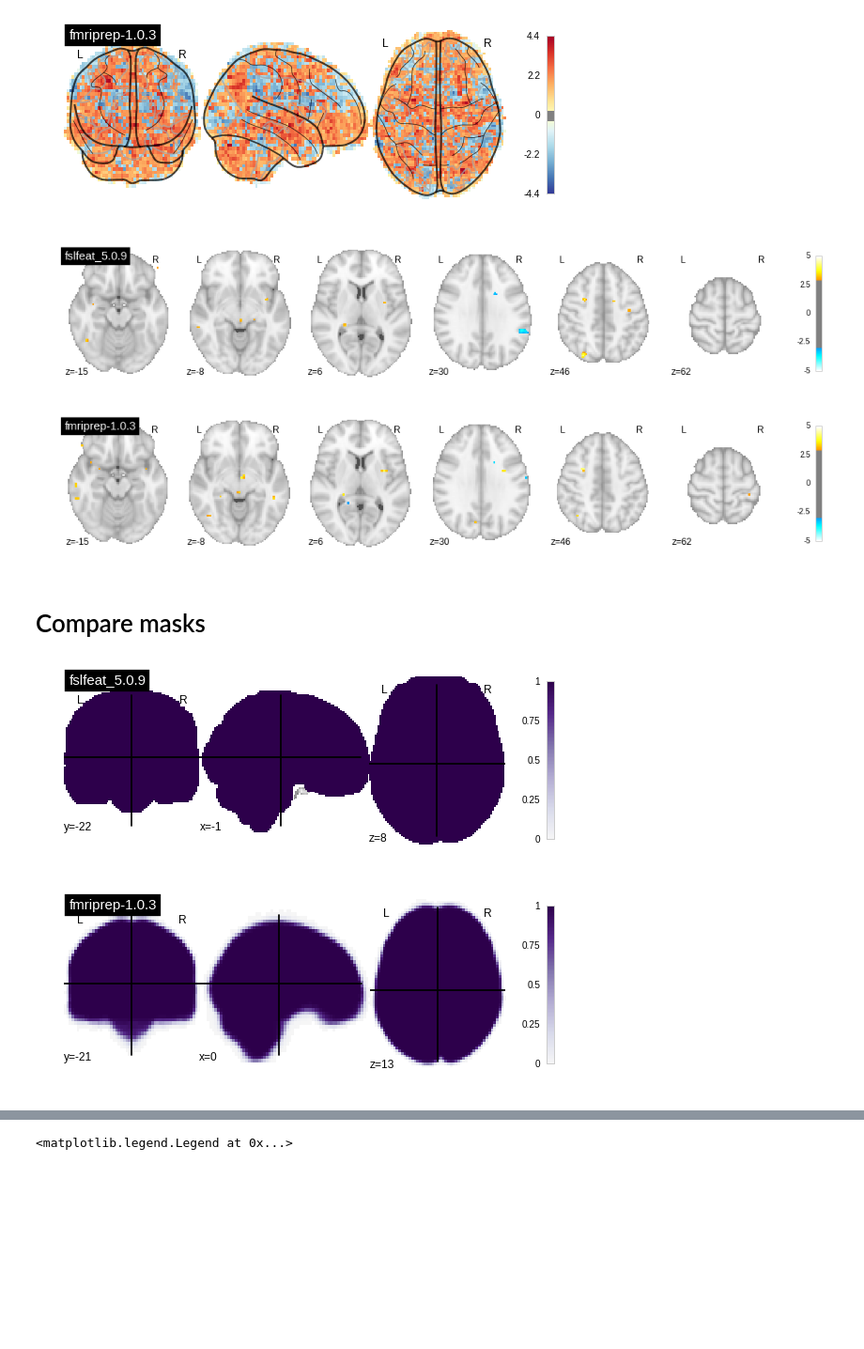
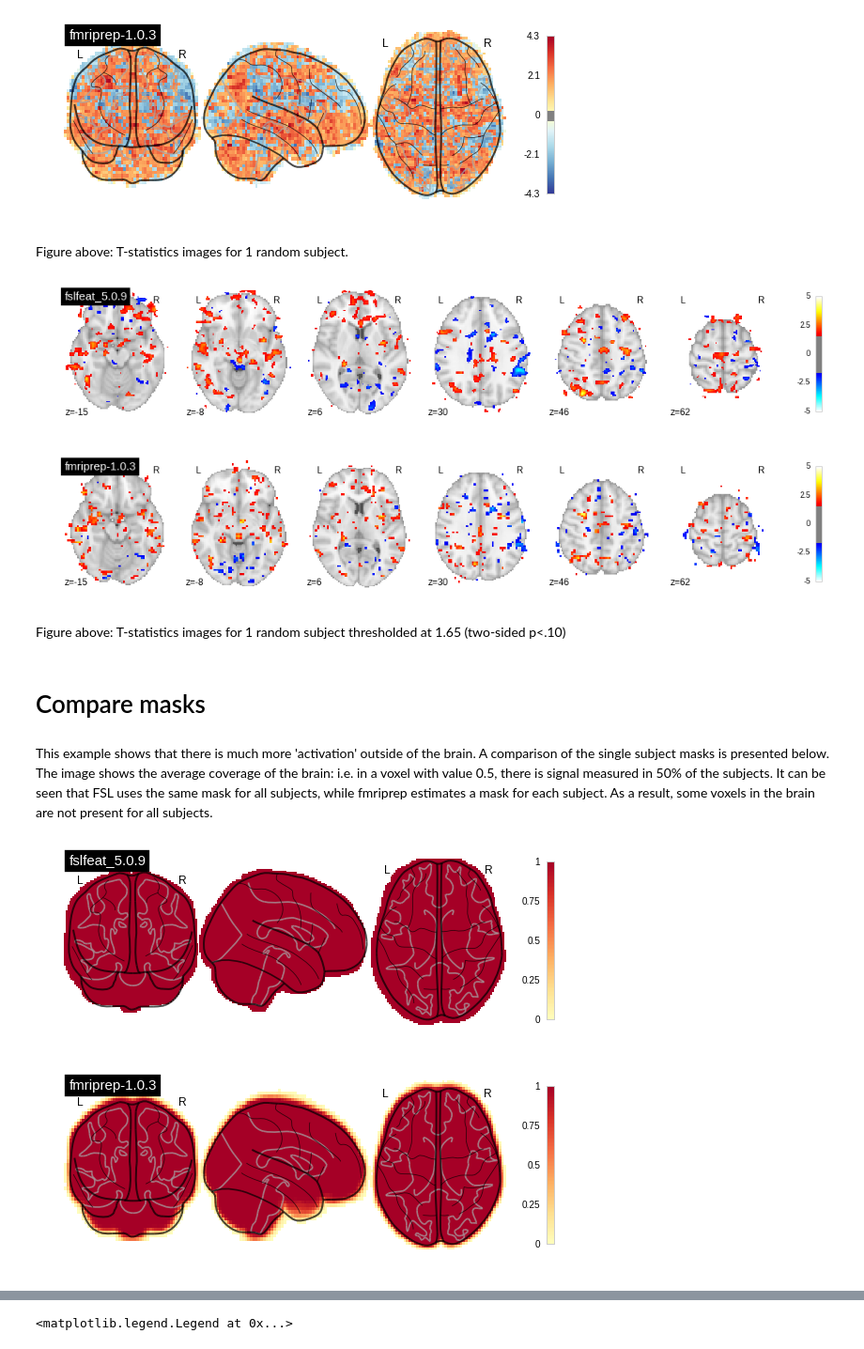
Before and after one commit to poldracklab/CNP_task_analysis, a Jupyter notebook: notebooks/SingleSubjectVis.ipynb, the cells around one changed output, grey strips where cells are left out. Shown at 94% size. Drawn from its saved outputs; the diff is of its cells as text; code cells hidden in the pictures; blank space fills up the shorter version.

```diff
--- a/notebooks/SingleSubjectVis.ipynb
+++ b/notebooks/SingleSubjectVis.ipynb
@@ -25,7 +115,7 @@ subject = 'sub-50049'
 
 images = {}
 for pipeline in pipelines:
-    z11 = os.path.join(basedir,'fmriprep_vs_feat/%s/task/%s/stopsignal.feat/stats/tstat11.nii.gz'%(pipeline,subject))
+    z11 = os.path.join(basedir,'fmriprep_vs_feat/%s/task/%s/stopsignal.feat/stats/zstat11.nii.gz'%(pipeline,subject))
     images[pipeline] = z11
 # %%
 for idx,pipeline in enumerate(pipelines):
@@ -35,16 +125,22 @@ plotting.show()
 # %% [output]
 [figure]
 [figure]
+# %% [markdown]
+Figure above: T-statistics images for 1 random subject.
 # %%
 cut_coords = [-15, -8, 6, 30, 46, 62]
 for idx,pipeline in enumerate(pipelines):
-   plotting.plot_stat_map(images[pipeline],title=pipeline,vmax=5,display_mode='z',threshold=2.98,cut_coords=cut_coords)
+   plotting.plot_stat_map(images[pipeline],title=pipeline,vmax=5,display_mode='z',threshold=1.65,cut_coords=cut_coords)
 plotting.show()
 # %% [output]
-[figure, old version]
+[figure, new version]
-[figure, old version]
+[figure, new version]
+# %% [markdown]
+Figure above: T-statistics images for 1 random subject thresholded at 1.65 (two-sided p<.10)
 # %% [markdown]
 # Compare masks
+# %% [markdown]
+This example shows that there is much more 'activation' outside of the brain.  A comparison of the single subject masks is presented below.  The image shows the average coverage of the brain: i.e. in a voxel with value 0.5, there is signal measured in 50% of the subjects.  It can be seen that FSL uses the same mask for all subjects, while fmriprep estimates a mask for each subject.  As a result, some voxels in the brain are not present for all subjects.
 # %%
 meanmasks = {}
 totalmasks = {}
@@ -70,10 +166,10 @@ for pipeline in pipelines:
     totalmasks[pipeline] = nib.Nifti1Image(totmask, affine = aff, header = hd)
 # %%
 for idx,pipeline in enumerate(pipelines):
-    plotting.plot_stat_map(meanmasks[pipeline],title=pipeline,cmap='PuOr',
-                              colorbar=True)
+    plotting.plot_glass_brain(meanmasks[pipeline],title=pipeline,cmap='RdYlBu_r',
+                              colorbar=True,threshold=0.01,symmetric_cbar=False)
 
 plotting.show()
 # %% [output]
-[figure, old version]
+[figure, new version]
-[figure, old version]
+[figure, new version]
```
Also changed, not shown: parts of 15 cells of this notebook.
